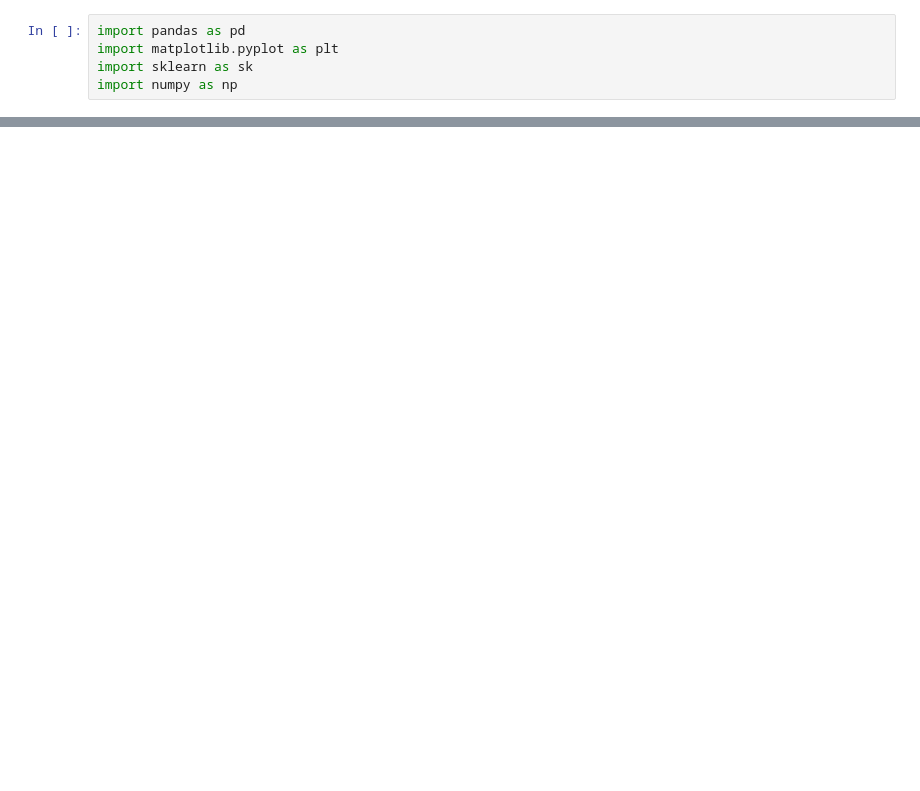
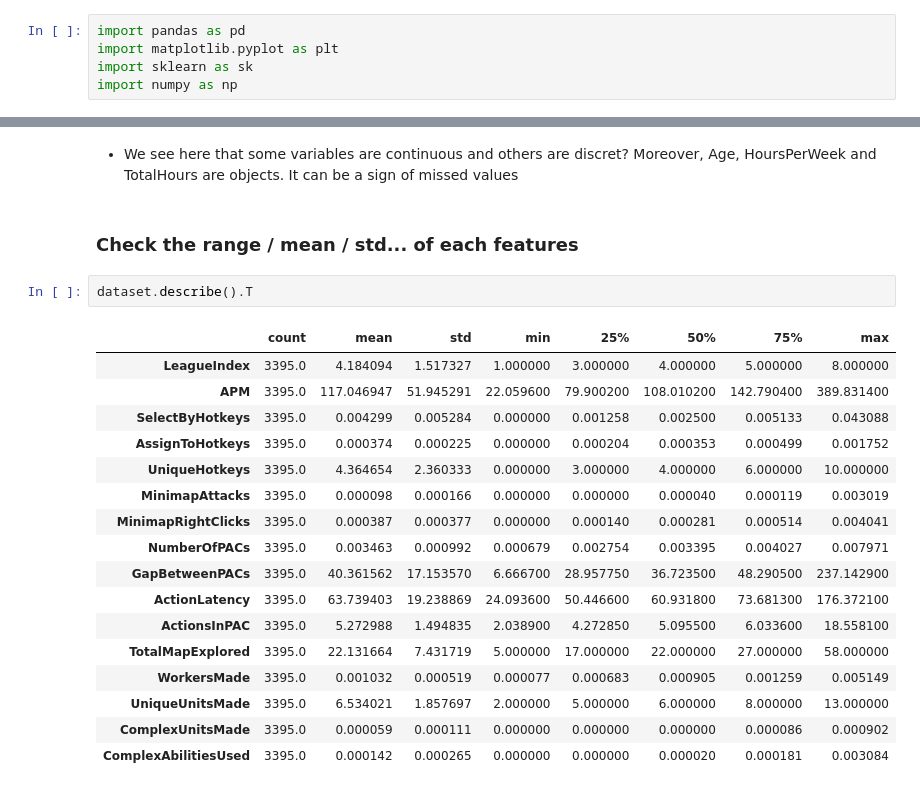
Before and after one commit to VictorGoubet/Dataset-Analysis, a Jupyter notebook: Notebook.ipynb, the cells around one changed output, grey strips where cells are left out. Drawn from its saved outputs; the diff is of its cells as text; blank space fills up the shorter version.

```diff
--- a/Notebook.ipynb
+++ b/Notebook.ipynb
@@ -23,0 +56,24 @@ dataset
+# %% [markdown]
+- We see here that some variables are continuous and others are discret? Moreover, Age, HoursPerWeek and TotalHours are objects. It can be a sign of missed values
+# %% [markdown]
+### Check the range / mean / std... of each features
+# %%
+dataset.describe().T
+# %% [output]
+|  | count | mean | std | min | 25% | 50% | 75% | max |
+| LeagueIndex | 3395.0 | 4.184094 | 1.517327 | 1.000000 | 3.000000 | 4.000000 | 5.000000 | 8.000000 |
+| APM | 3395.0 | 117.046947 | 51.945291 | 22.059600 | 79.900200 | 108.010200 | 142.790400 | 389.831400 |
+| SelectByHotkeys | 3395.0 | 0.004299 | 0.005284 | 0.000000 | 0.001258 | 0.002500 | 0.005133 | 0.043088 |
+| AssignToHotkeys | 3395.0 | 0.000374 | 0.000225 | 0.000000 | 0.000204 | 0.000353 | 0.000499 | 0.001752 |
+| UniqueHotkeys | 3395.0 | 4.364654 | 2.360333 | 0.000000 | 3.000000 | 4.000000 | 6.000000 | 10.000000 |
+| MinimapAttacks | 3395.0 | 0.000098 | 0.000166 | 0.000000 | 0.000000 | 0.000040 | 0.000119 | 0.003019 |
+| MinimapRightClicks | 3395.0 | 0.000387 | 0.000377 | 0.000000 | 0.000140 | 0.000281 | 0.000514 | 0.004041 |
+| NumberOfPACs | 3395.0 | 0.003463 | 0.000992 | 0.000679 | 0.002754 | 0.003395 | 0.004027 | 0.007971 |
+| GapBetweenPACs | 3395.0 | 40.361562 | 17.153570 | 6.666700 | 28.957750 | 36.723500 | 48.290500 | 237.142900 |
+| ActionLatency | 3395.0 | 63.739403 | 19.238869 | 24.093600 | 50.446600 | 60.931800 | 73.681300 | 176.372100 |
+| ActionsInPAC | 3395.0 | 5.272988 | 1.494835 | 2.038900 | 4.272850 | 5.095500 | 6.033600 | 18.558100 |
+| TotalMapExplored | 3395.0 | 22.131664 | 7.431719 | 5.000000 | 17.000000 | 22.000000 | 27.000000 | 58.000000 |
+| WorkersMade | 3395.0 | 0.001032 | 0.000519 | 0.000077 | 0.000683 | 0.000905 | 0.001259 | 0.005149 |
+| UniqueUnitsMade | 3395.0 | 6.534021 | 1.857697 | 2.000000 | 5.000000 | 6.000000 | 8.000000 | 13.000000 |
+| ComplexUnitsMade | 3395.0 | 0.000059 | 0.000111 | 0.000000 | 0.000000 | 0.000000 | 0.000086 | 0.000902 |
+| ComplexAbilitiesUsed | 3395.0 | 0.000142 | 0.000265 | 0.000000 | 0.000000 | 0.000020 | 0.000181 | 0.003084 |
```
Also changed, not shown: parts of 26 cells of this notebook.
